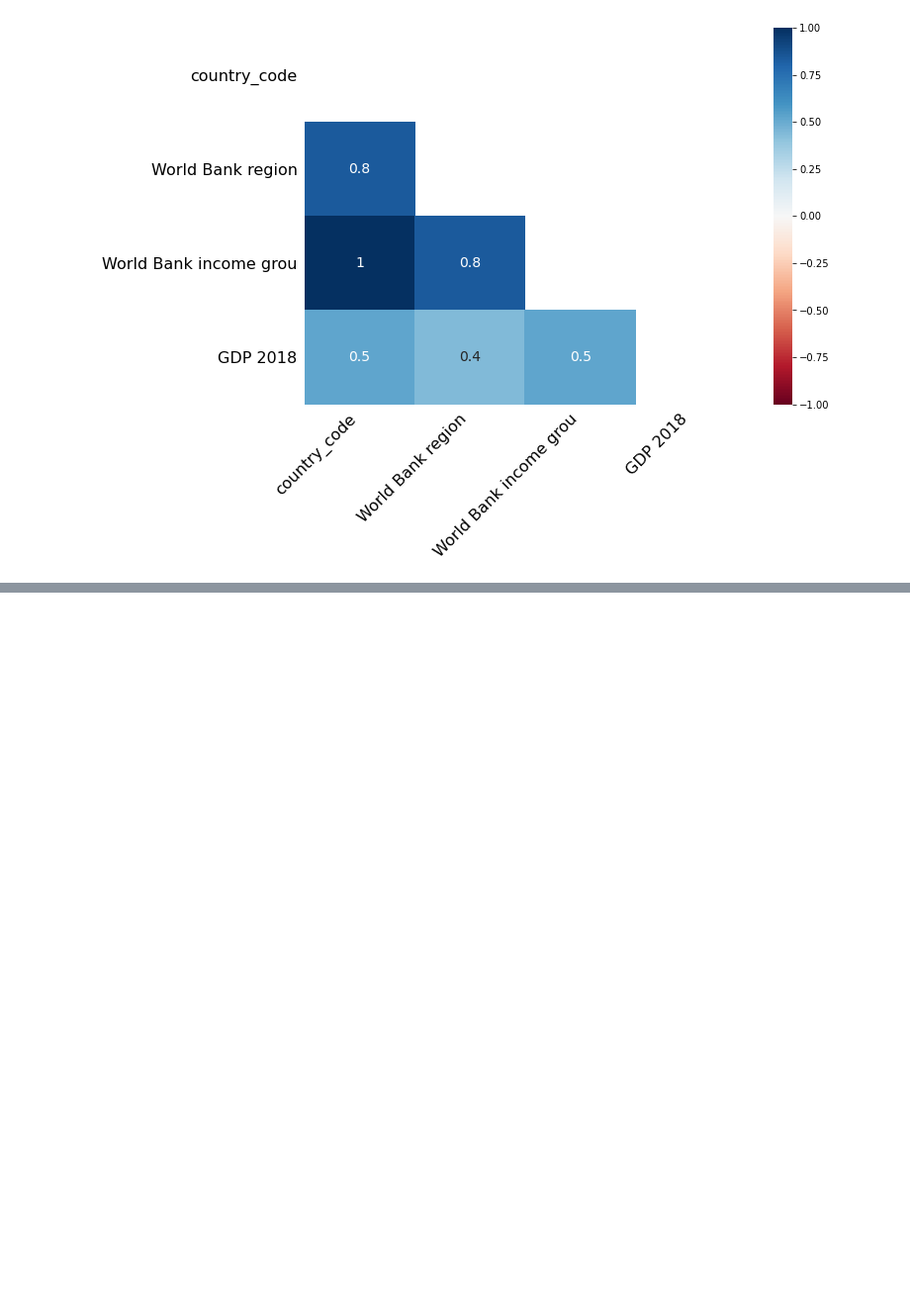
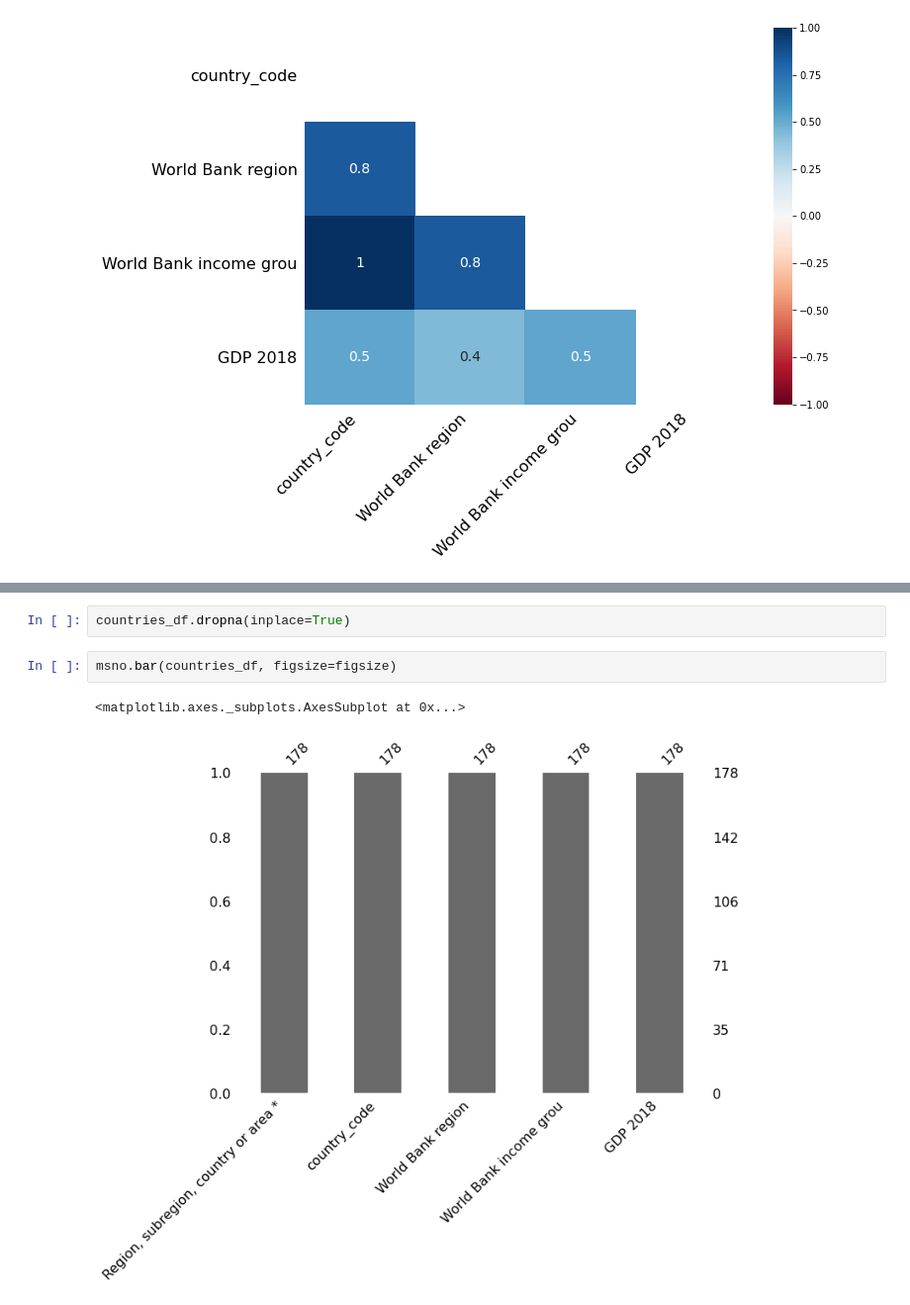
Before and after one commit to gabrielmsdiniz/covid19, a Jupyter notebook: index.ipynb, the cells around one changed output, grey strips where cells are left out. Shown at 99% size. Drawn from its saved outputs; the diff is of its cells as text; blank space fills up the shorter version.

```diff
--- a/index.ipynb
+++ b/index.ipynb
@@ -45,0 +51,7 @@ msno.heatmap(countries_df, figsize=figsize)
+# %%
+countries_df.dropna(inplace=True)
+# %%
+msno.bar(countries_df, figsize=figsize)
+# %% [output]
+<matplotlib.axes._subplots.AxesSubplot at 0x...>
+[figure, added]
```
Also changed, not shown: parts of 23 cells of this notebook.
